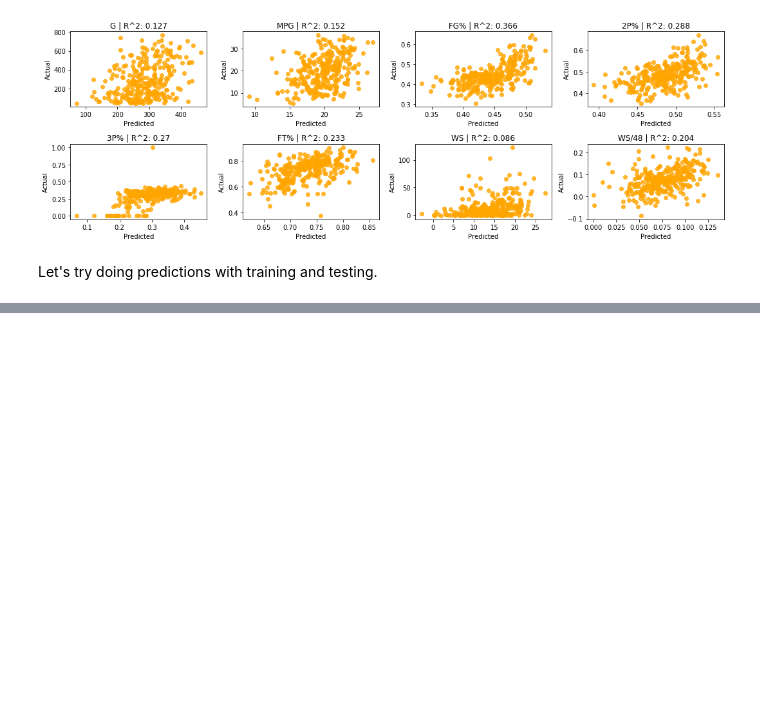
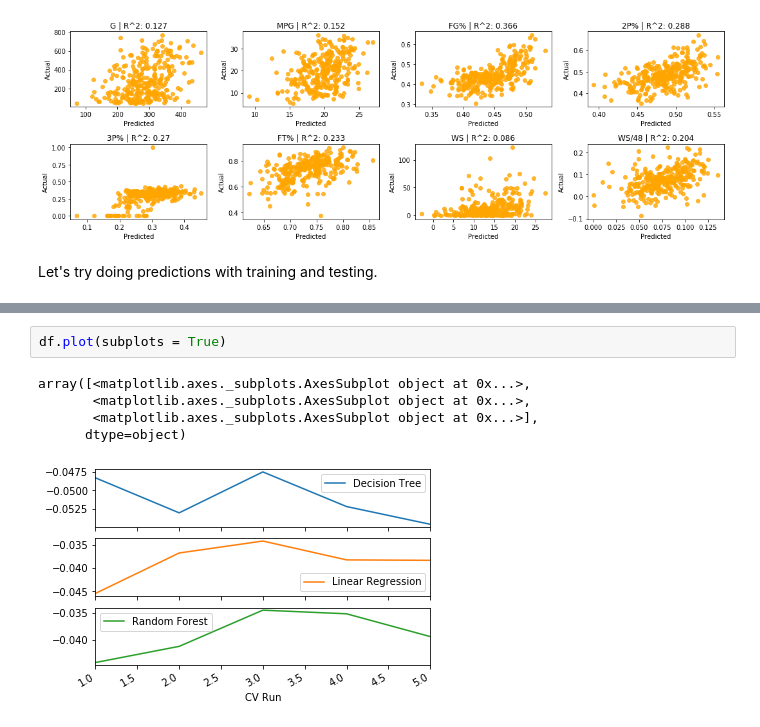
Before and after one commit to jrtran/stats131group7, a Jupyter notebook: models.ipynb, the cells around one changed output, grey strips where cells are left out. Drawn from its saved outputs; the diff is of its cells as text; blank space fills up the shorter version.

```diff
--- a/models.ipynb
+++ b/models.ipynb
@@ -227,0 +263,8 @@ plt.plot(np.linspace(xmin, xmax), np.linspace(xmin, xmax))
+# %%
+df.plot(subplots = True)
+# %% [output]
+array([<matplotlib.axes._subplots.AxesSubplot object at 0x...>,
+       <matplotlib.axes._subplots.AxesSubplot object at 0x...>,
+       <matplotlib.axes._subplots.AxesSubplot object at 0x...>],
+      dtype=object)
+[figure, added]
```
Also changed, not shown: parts of 12 cells of this notebook.
